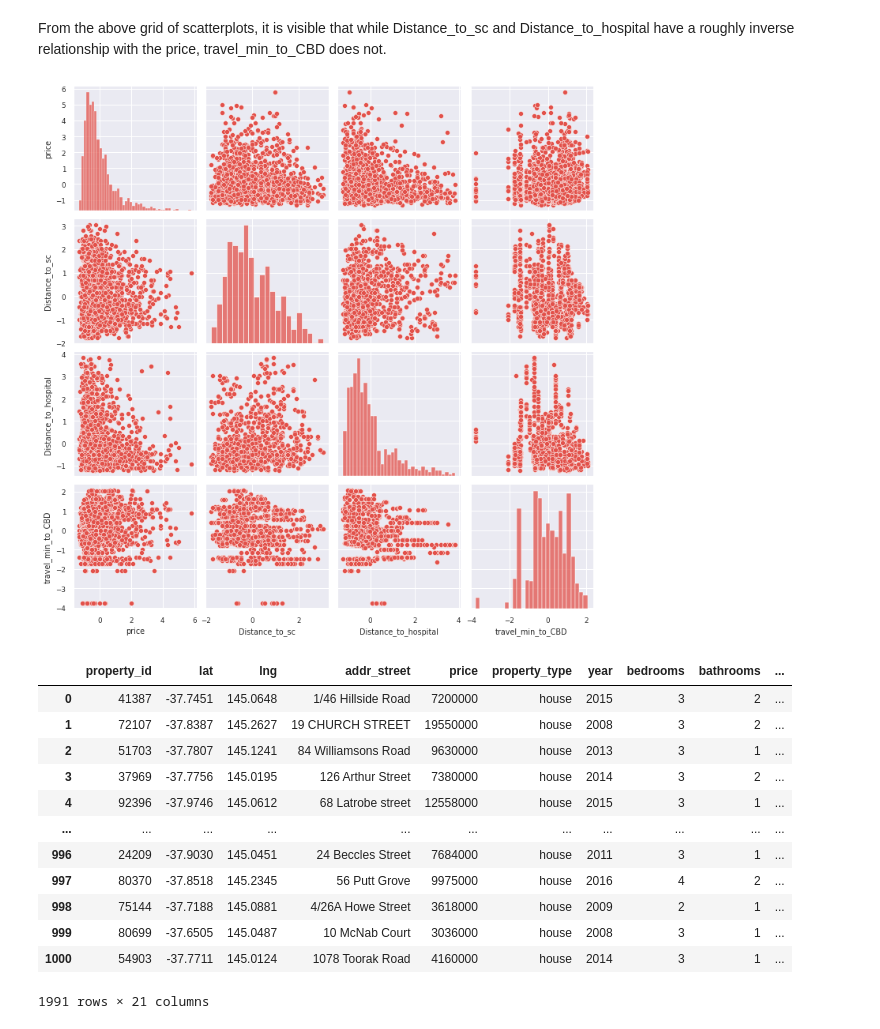
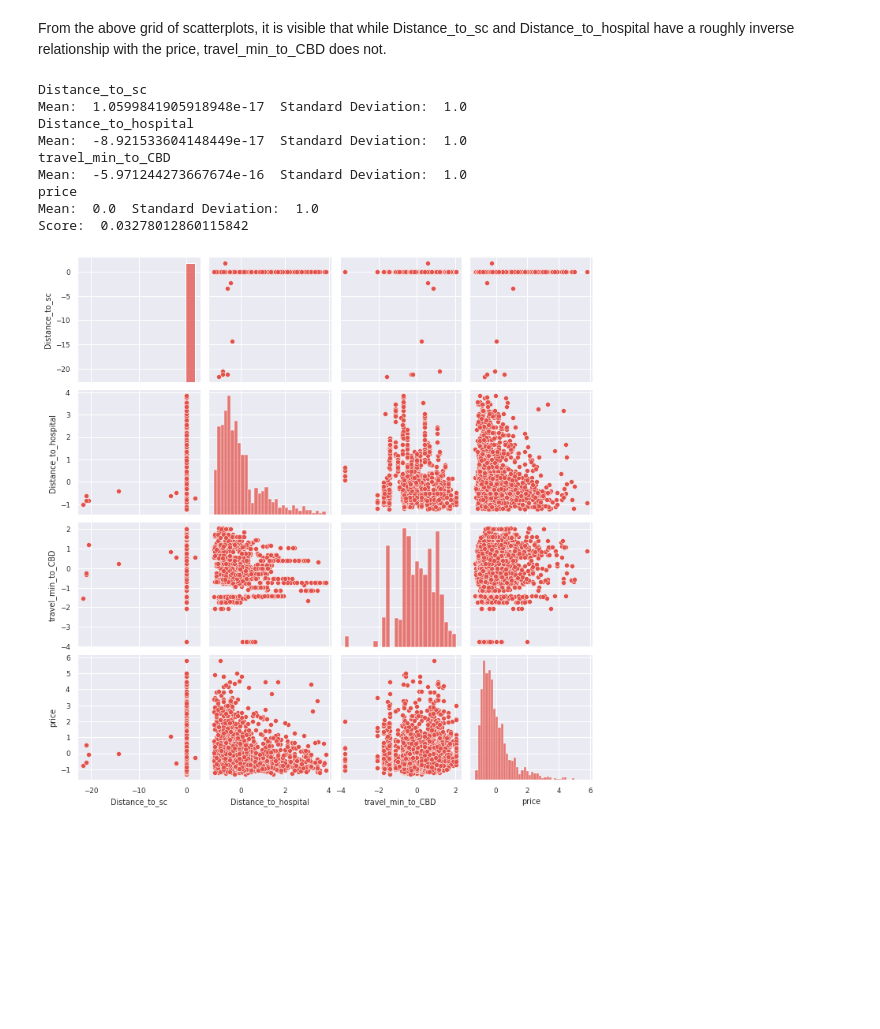
Before and after one commit to saiashirwad/ishan_dw, a Jupyter notebook: A3/A3.ipynb, the cells around one changed output. Cells and saved outputs as stored; diff of their text form; code cells hidden in the pictures; blank space fills up the shorter version.

```diff
--- a/A3/A3.ipynb
+++ b/A3/A3.ipynb
@@ -477,4 +468,20 @@ real_state
 # Data Reshaping
 # %% [markdown]
 ## Standardization
+# %%
+def describe(df, columns=columns):
+    for column in columns:
+        mean = np.mean(list(df[column]))
+        std = np.std(list(df[column]))
+        print(column)
+        print("Mean: " , mean, " Standard Deviation: ", std)
+
+    sns.pairplot(df[columns])
+
+    X = df[X_cols]
+    y = df['price']
+
+    model = linear_model.LinearRegression()
+    model.fit(X, y)
+    print("Score: ", model.score(X, y))
 # %%
@@ -487,9 +502,17 @@ From the above grid of scatterplots, it is visible that while Distance_to_sc and
 # %%
 standard_scaler = StandardScaler()
 real_state_standard = real_state.copy()
-columns = ['price', 'Distance_to_sc', 'Distance_to_hospital', 'travel_min_to_CBD']
 real_state_standard[columns] = standard_scaler.fit_transform(real_state_standard[columns])
 # %%
-p = sns.pairplot(real_state_standard[columns])
+describe(real_state_standard, columns)
 # %% [output]
+Distance_to_sc
+Mean:  1.0599841905918948e-17  Standard Deviation:  1.0
+Distance_to_hospital
+Mean:  -8.921533604148449e-17  Standard Deviation:  1.0
+travel_min_to_CBD
+Mean:  -5.971244273667674e-16  Standard Deviation:  1.0
+price
+Mean:  0.0  Standard Deviation:  1.0
+Score:  0.03278012860115842
-[figure, old version]
+[figure, new version]
@@ -501,16 +518,0 @@ df  = outlier_numeric(real_state, 'travel_min_to_CBD')
-# %%
-df
-# %% [output]
-|  | property_id | lat | lng | addr_street | price | property_type | year | bedrooms | bathrooms | ... |
-| 0 | 41387 | -37.7451 | 145.0648 | 1/46 Hillside Road | 7200000 | house | 2015 | 3 | 2 | ... |
-| 1 | 72107 | -37.8387 | 145.2627 | 19 CHURCH STREET | 19550000 | house | 2008 | 3 | 2 | ... |
-| 2 | 51703 | -37.7807 | 145.1241 | 84 Williamsons Road | 9630000 | house | 2013 | 3 | 1 | ... |
-| 3 | 37969 | -37.7756 | 145.0195 | 126 Arthur Street | 7380000 | house | 2014 | 3 | 2 | ... |
-| 4 | 92396 | -37.9746 | 145.0612 | 68 Latrobe street | 12558000 | house | 2015 | 3 | 1 | ... |
-| ... | ... | ... | ... | ... | ... | ... | ... | ... | ... | ... |
-| 996 | 24209 | -37.9030 | 145.0451 | 24 Beccles Street | 7684000 | house | 2011 | 3 | 1 | ... |
-| 997 | 80370 | -37.8518 | 145.2345 | 56 Putt Grove | 9975000 | house | 2016 | 4 | 2 | ... |
-| 998 | 75144 | -37.7188 | 145.0881 | 4/26A Howe Street | 3618000 | house | 2009 | 2 | 1 | ... |
-| 999 | 80699 | -37.6505 | 145.0487 | 10 McNab Court | 3036000 | house | 2008 | 3 | 1 | ... |
-| 1000 | 54903 | -37.7711 | 145.0124 | 1078 Toorak Road | 4160000 | house | 2014 | 3 | 1 | ... |
-1991 rows × 21 columns
```
Also changed, not shown: parts of 42 cells of this notebook.
